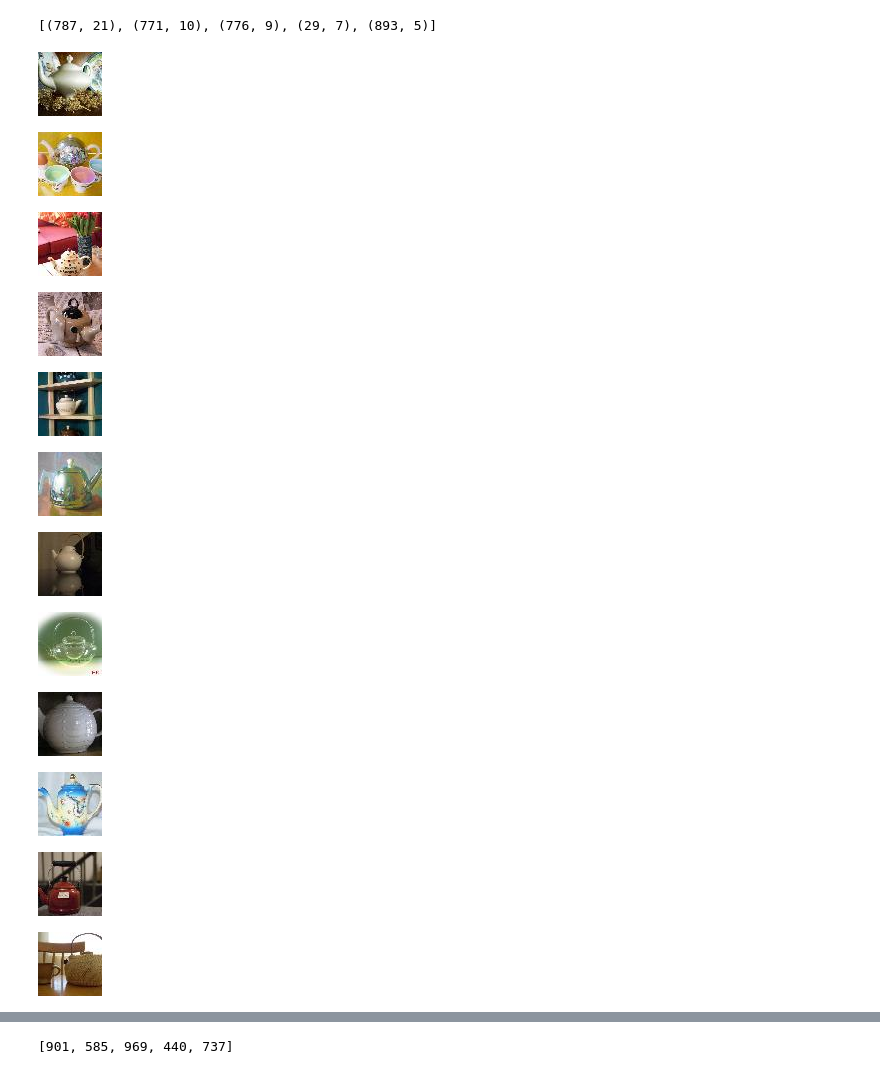
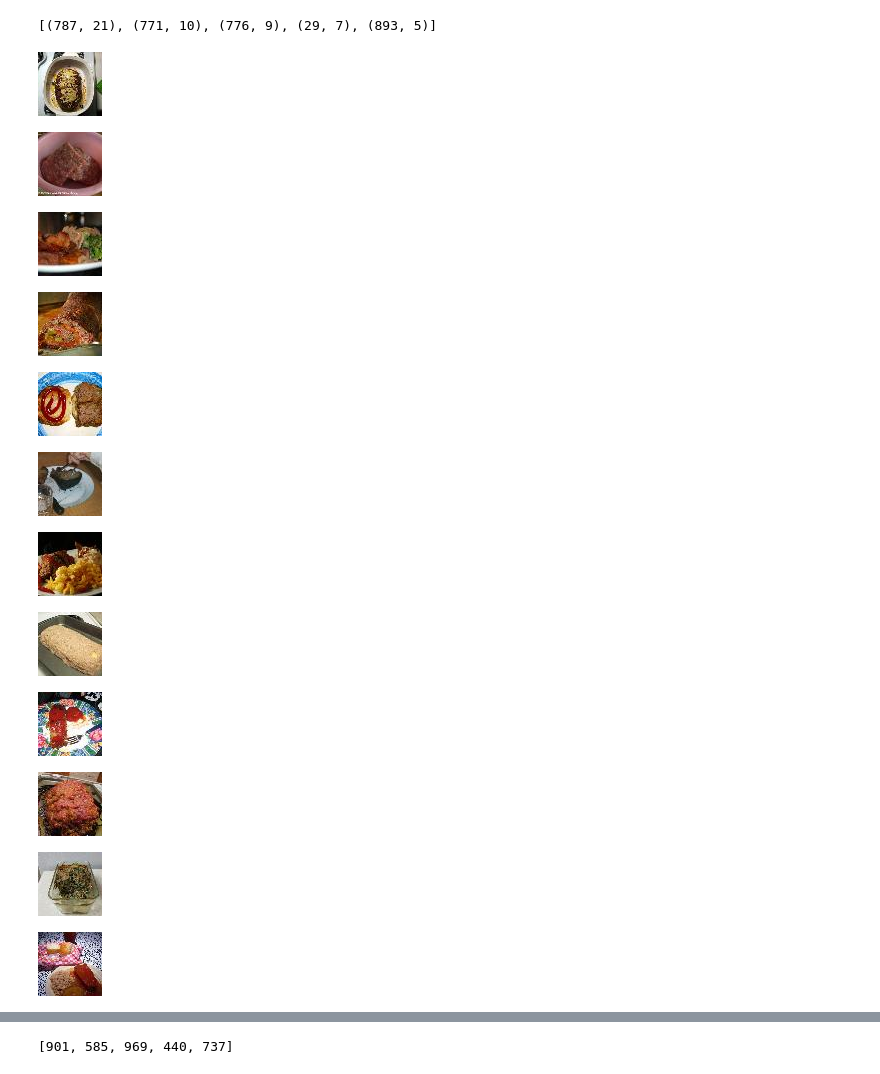
Before and after one commit to zdavid112z/AAIT, a Jupyter notebook: test.ipynb, the cells around one changed output, grey strips where cells are left out. Drawn from its saved outputs; the diff is of its cells as text; code cells hidden in the pictures.

Commit message:
aait done, dnn here we go :')

```diff
--- a/test.ipynb
+++ b/test.ipynb
@@ -27,0 +36,4 @@ ckpt
+# %%
+from pathlib import Path
+
+p = Path("./config.yaml")
@@ -3324,30 +3467,30 @@ assoc[67] = 737
 # %%
 import pandas as pd
 from IPython.display import Image, display
 
-df = pd.read_csv("/home/doved/Data/AAIT/task1/train_data/annotations.csv")
+df = pd.read_csv("/home/doved/Data/AAIT/task2/train_data/annotations.csv")
 
 def show_images_with_label(label):
     ldf = df[df["label"] == label]
     ldf = ldf.sample(12)
     paths = ldf["sample"].tolist()
     for imageName in paths:
         display(Image(filename=f"/home/doved/Data/AAIT/{imageName}"))
 
 show_images_with_label(45)
 # %% [output]
-[figure, old version]
+[figure, new version]
-[figure, old version]
+[figure, new version]
-[figure, old version]
+[figure, new version]
-[figure, old version]
+[figure, new version]
-[figure, old version]
+[figure, new version]
-[figure, old version]
+[figure, new version]
-[figure, old version]
+[figure, new version]
-[figure, old version]
+[figure, new version]
-[figure, old version]
+[figure, new version]
-[figure, old version]
+[figure, new version]
-[figure, old version]
+[figure, new version]
-[figure, old version]
+[figure, new version]
 # %%
 from copy import deepcopy
 cassoc = deepcopy(assoc)
```
Also changed, not shown: parts of 24 cells of this notebook, 13 other files.
